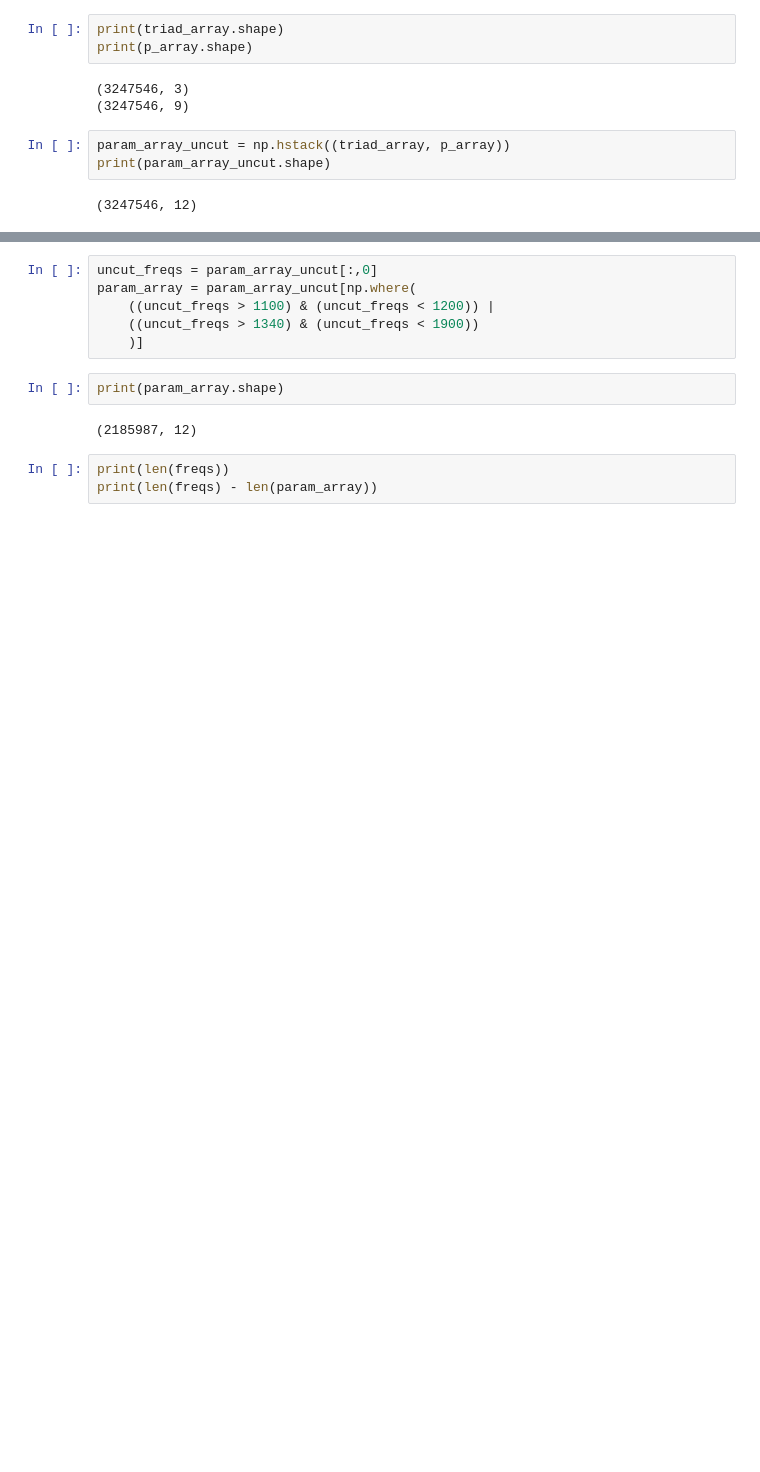
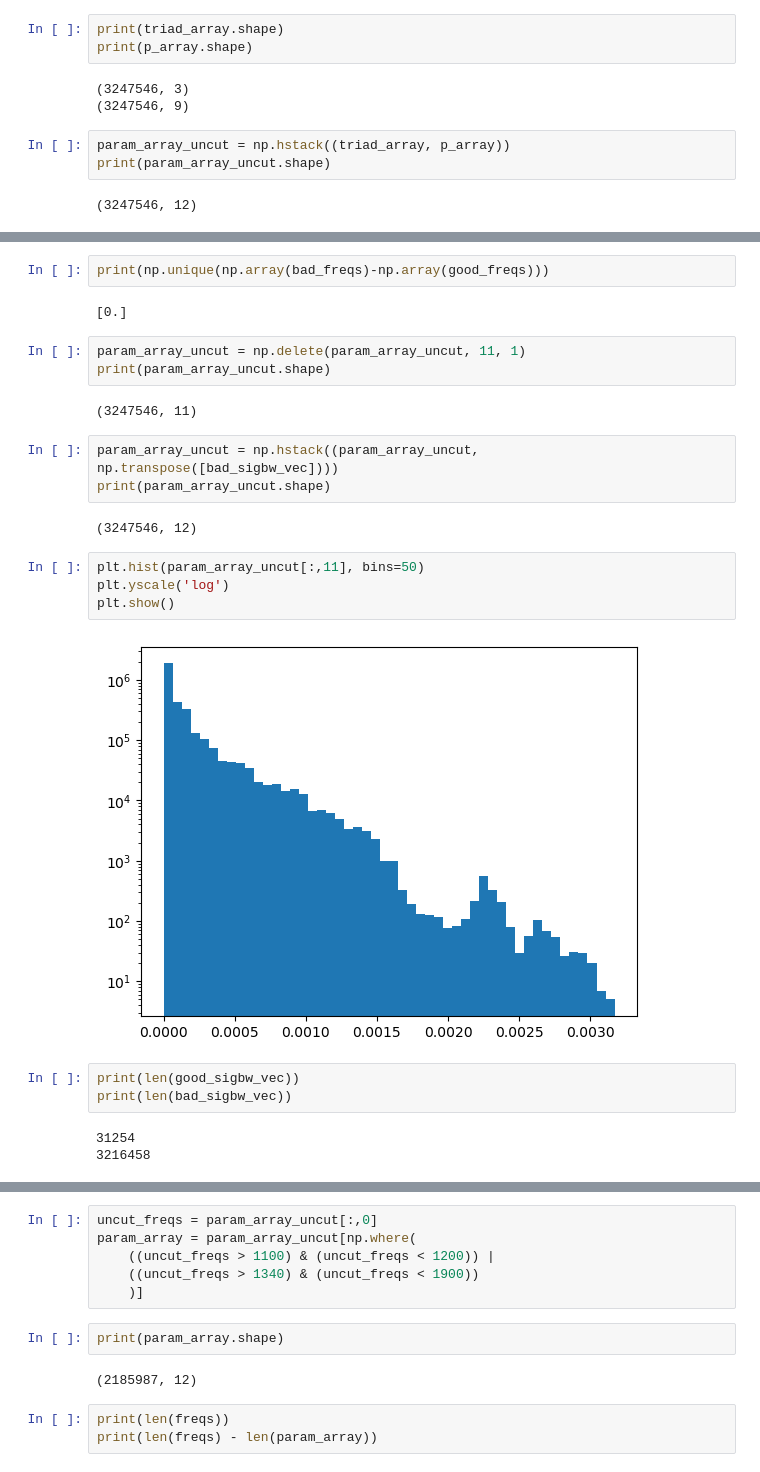
Before and after one commit to bjacobell/gbt-hdbscan, a Jupyter notebook: param_analysis.ipynb, the cells around one changed output, grey strips where cells are left out. Drawn from its saved outputs; the diff is of its cells as text; blank space fills up the shorter version.

```diff
--- a/param_analysis.ipynb
+++ b/param_analysis.ipynb
@@ -57,0 +229,26 @@ print(param_array_uncut.shape)
+# %%
+print(np.unique(np.array(bad_freqs)-np.array(good_freqs)))
+# %% [output]
+[0.]
+# %%
+param_array_uncut = np.delete(param_array_uncut, 11, 1)
+print(param_array_uncut.shape)
+# %% [output]
+(3247546, 11)
+# %%
+param_array_uncut = np.hstack((param_array_uncut, np.transpose([bad_sigbw_vec])))
+print(param_array_uncut.shape)
+# %% [output]
+(3247546, 12)
+# %%
+plt.hist(param_array_uncut[:,11], bins=50)
+plt.yscale('log')
+plt.show()
+# %% [output]
+[figure, added]
+# %%
+print(len(good_sigbw_vec))
+print(len(bad_sigbw_vec))
+# %% [output]
+31254
+3216458
```
Also changed, not shown: parts of 36 cells of this notebook, 4 other files.
